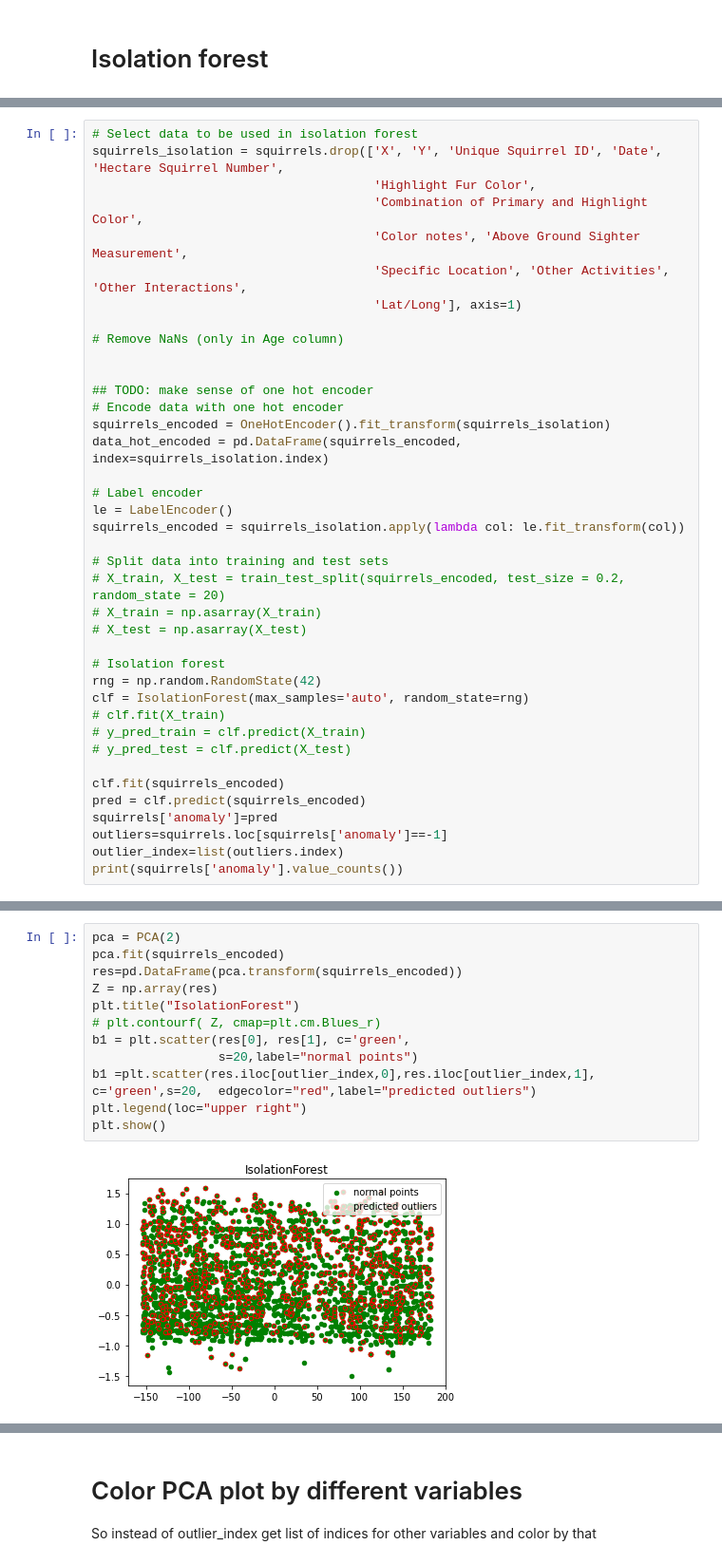
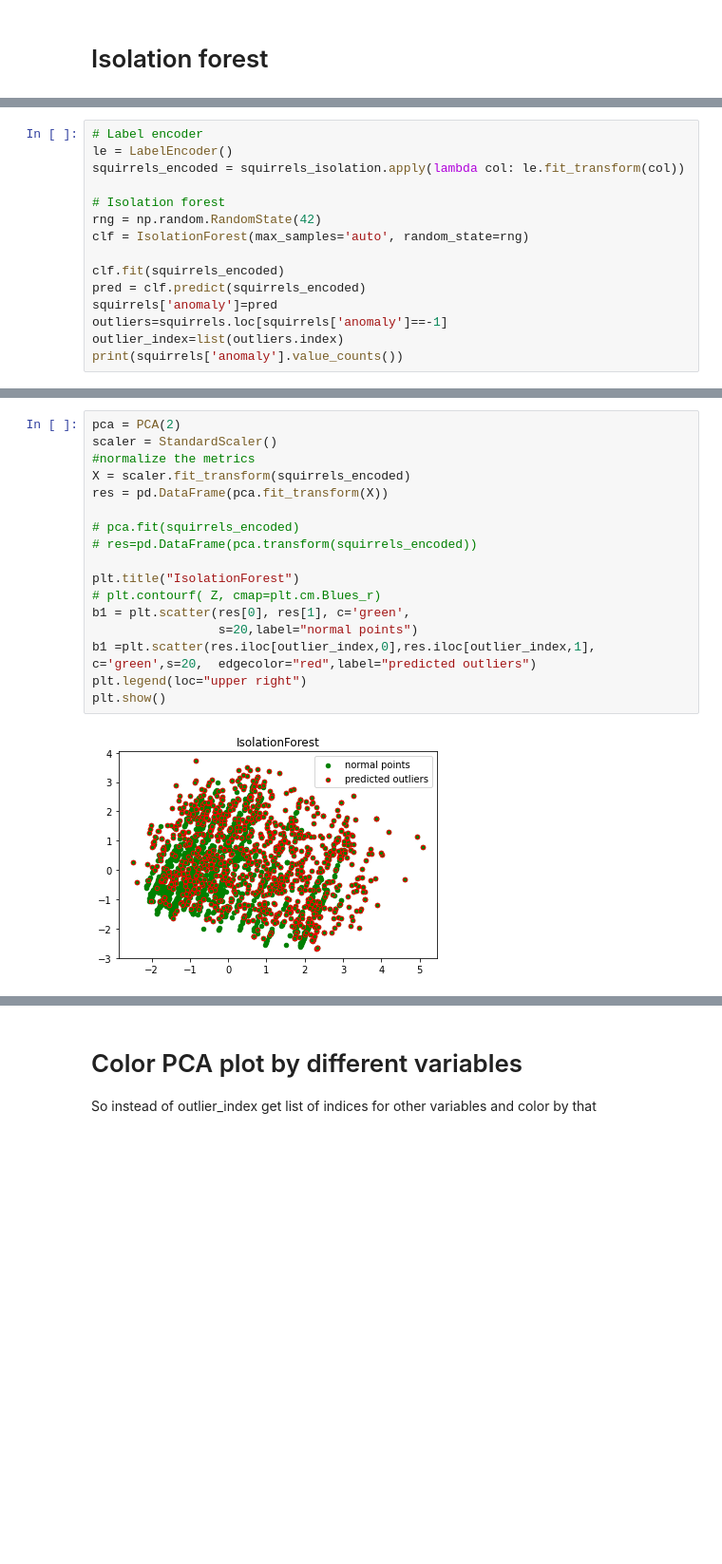
Before and after one commit to xmsterl/SP_squirrels, a Jupyter notebook: squirrels.ipynb, the cells around one changed output, grey strips where cells are left out. Shown at 95% size. Drawn from its saved outputs; the diff is of its cells as text; blank space fills up the shorter version.

```diff
--- a/squirrels.ipynb
+++ b/squirrels.ipynb
@@ -174,35 +195,11 @@ park = pd.read_csv('hectare_data.csv')
 # %%
-# Select data to be used in isolation forest
-squirrels_isolation = squirrels.drop(['X', 'Y', 'Unique Squirrel ID', 'Date', 'Hectare Squirrel Number',
-                                      'Highlight Fur Color',
-                                      'Combination of Primary and Highlight Color',
-                                      'Color notes', 'Above Ground Sighter Measurement',
-                                      'Specific Location', 'Other Activities', 'Other Interactions',
-                                      'Lat/Long'], axis=1)
-
-# Remove NaNs (only in Age column)
-
-
-## TODO: make sense of one hot encoder
-# Encode data with one hot encoder
-squirrels_encoded = OneHotEncoder().fit_transform(squirrels_isolation)
-data_hot_encoded = pd.DataFrame(squirrels_encoded, index=squirrels_isolation.index)
-
 # Label encoder
 le = LabelEncoder()
 squirrels_encoded = squirrels_isolation.apply(lambda col: le.fit_transform(col))
 
-# Split data into training and test sets
-# X_train, X_test = train_test_split(squirrels_encoded, test_size = 0.2, random_state = 20)
-# X_train = np.asarray(X_train)
-# X_test = np.asarray(X_test)
-
 # Isolation forest
 rng = np.random.RandomState(42)
 clf = IsolationForest(max_samples='auto', random_state=rng)
-# clf.fit(X_train)
-# y_pred_train = clf.predict(X_train)
-# y_pred_test = clf.predict(X_test)
 
 clf.fit(squirrels_encoded)
 pred = clf.predict(squirrels_encoded)
@@ -241,14 +238,19 @@ array([0.11247606, 0.08927091, 0.07210666])
 # %%
 pca = PCA(2)
-pca.fit(squirrels_encoded)
-res=pd.DataFrame(pca.transform(squirrels_encoded))
-Z = np.array(res)
+scaler = StandardScaler()
+#normalize the metrics
+X = scaler.fit_transform(squirrels_encoded)
+res = pd.DataFrame(pca.fit_transform(X))
+
+# pca.fit(squirrels_encoded)
+# res=pd.DataFrame(pca.transform(squirrels_encoded))
+
 plt.title("IsolationForest")
 # plt.contourf( Z, cmap=plt.cm.Blues_r)
 b1 = plt.scatter(res[0], res[1], c='green',
                  s=20,label="normal points")
 b1 =plt.scatter(res.iloc[outlier_index,0],res.iloc[outlier_index,1], c='green',s=20,  edgecolor="red",label="predicted outliers")
 plt.legend(loc="upper right")
 plt.show()
 # %% [output]
-[figure, old version]
+[figure, new version]
```
Also changed, not shown: parts of 22 cells of this notebook.
